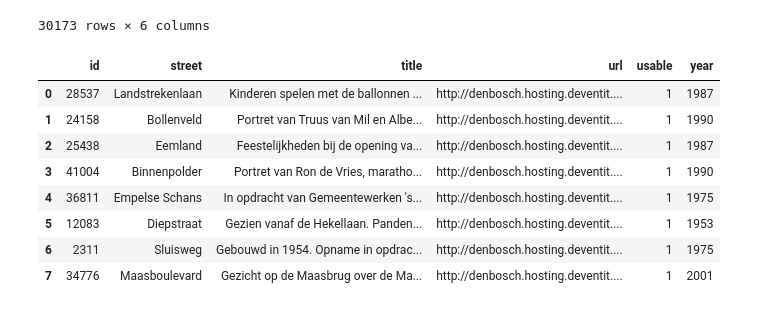
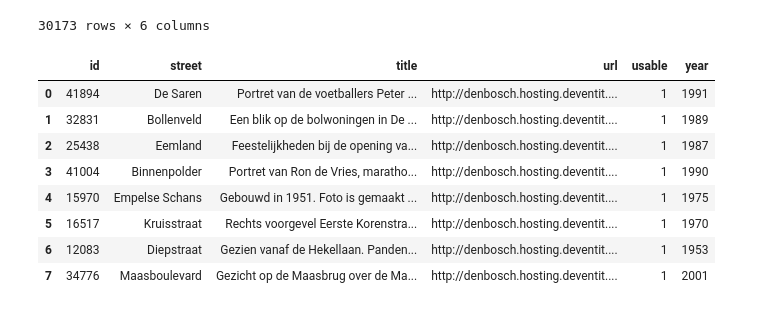
Before and after one commit to Wolfpack-Inc/scavenger, a Jupyter notebook: notebooks/suggestions-locations-new-user.ipynb, the cells around one changed output. Drawn from its saved outputs; the diff is of its cells as text; code cells hidden in the pictures.

```diff
--- a/notebooks/suggestions-locations-new-user.ipynb
+++ b/notebooks/suggestions-locations-new-user.ipynb
@@ -79,60 +79,66 @@ pd.DataFrame(subquery).sort_values('street')
 | 30172 | 170 | 0.010519 | 35082 | 51.68937 | 5.31050 | Zusters van Orthenpoort |
 30173 rows × 6 columns
 # %%
-last_visited = (UserPictures
-                .select(fn.max(UserPictures.picture_datetime))
-                .where(UserPictures.user_id==12345))
-
 long = (UserPictures
         .select(UserPictures.location_longitude)
-        .where(UserPictures.user_id==12345 & UserPictures.picture_datetime==last_visited)
+        .where(UserPictures.user_id==12345)
+        .order_by(UserPictures.picture_datetime)
+        .limit(1)
         .dicts())
+
+for row in long:
+    last_long = float(row['location_longitude'])
 
 lat = (UserPictures
         .select(UserPictures.location_latitude)
-        .where(UserPictures.user_id==12345 & UserPictures.picture_datetime==last_visited)
+        .where(UserPictures.user_id==12345)
+        .order_by(UserPictures.picture_datetime)
+        .limit(1)
         .dicts())
 
-subquery_2 = (Locations
-            .select(Locations.street, fn.sqrt(fn.pow(long-Locations.latitude, 2) +
-                                              fn.pow(lat-Locations.longitude, 2))
+for row in lat:
+    last_lat = float(row['location_latitude'])
+
+subquery_1 = (Locations
+            .select(Locations.street, fn.sqrt(fn.pow(last_lat-Locations.latitude, 2) +
+                                              fn.pow(last_long-Locations.longitude, 2))
                     .alias('dist'), Locations.longitude, Locations.latitude)
             .order_by(SQL('dist'))
             .dicts()
             .limit(10)
-            .alias('subquery_2'))
+            .alias('subquery_1'))
 
 top_10_streets = list(pd.DataFrame(subquery_1)['street'])
 
-subquery_3 = (UserPictures
+subquery_2 = (UserPictures
              .select(UserPictures.image_id)
              .where(UserPictures.user_id==12345)
              .dicts())
 
-subquery_4 = (Locations
+subquery_3 = (Locations
             .select(fn.row_number().over(partition_by=[Locations.street], order_by=fn.Rand()).alias('rownr'),
                     Images.id, Images.street, Images.url, Images.title, Locations.longitude, Locations.latitude)
-            .where(Images.street.in_(top_10_streets) & Images.usable==1 & Images.id.not_in(subquery_3))
+            .where(Images.street.in_(top_10_streets) & Images.usable==1 & Images.id.not_in(subquery_2))
             .join(Images, on=(Locations.street==Images.street))
             .dicts()
             .alias('subquery_4'))
 
 suggestions = (Images
                .select()
-               .join(subquery_4, on=(Images.id==subquery_4.c.id))
-               .where(subquery_4.c.rownr==1)
-               .order_by(subquery_4.c.latitude)
+               .join(subquery_3, on=(Images.id==subquery_3.c.id))
+               .where(subquery_3.c.rownr==1)
+               .order_by(subquery_3.c.latitude)
                .dicts()
                .execute())
 
 pd.DataFrame(suggestions)
 # %% [output]
 |  | id | street | title | url | usable | year |
-| 0 | 28537 | Landstrekenlaan | Kinderen spelen met de ballonnen ... | http://denbosch.hosting.deventit.... | 1 | 1987 |
-| 1 | 24158 | Bollenveld | Portret van Truus van Mil en Albe... | http://denbosch.hosting.deventit.... | 1 | 1990 |
+| 0 | 41894 | De Saren | Portret van de voetballers Peter ... | http://denbosch.hosting.deventit.... | 1 | 1991 |
+| 1 | 32831 | Bollenveld | Een blik op de bolwoningen in De ... | http://denbosch.hosting.deventit.... | 1 | 1989 |
 | 2 | 25438 | Eemland | Feestelijkheden bij de opening va... | http://denbosch.hosting.deventit.... | 1 | 1987 |
 | 3 | 41004 | Binnenpolder | Portret van Ron de Vries, maratho... | http://denbosch.hosting.deventit.... | 1 | 1990 |
-| 4 | 36811 | Empelse Schans | In opdracht van Gemeentewerken 's... | http://denbosch.hosting.deventit.... | 1 | 1975 |
-| 5 | 12083 | Diepstraat | Gezien vanaf de Hekellaan. Panden... | http://denbosch.hosting.deventit.... | 1 | 1953 |
-| 6 | 2311 | Sluisweg | Gebouwd in 1954. Opname in opdrac... | http://denbosch.hosting.deventit.... | 1 | 1975 |
+| 4 | 15970 | Empelse Schans | Gebouwd in 1951. Foto is gemaakt ... | http://denbosch.hosting.deventit.... | 1 | 1975 |
+| 5 | 16517 | Kruisstraat | Rechts voorgevel Eerste Korenstra... | http://denbosch.hosting.deventit.... | 1 | 1970 |
+| 6 | 12083 | Diepstraat | Gezien vanaf de Hekellaan. Panden... | http://denbosch.hosting.deventit.... | 1 | 1953 |
 | 7 | 34776 | Maasboulevard | Gezicht op de Maasbrug over de Ma... | http://denbosch.hosting.deventit.... | 1 | 2001 |
```
Also changed, not shown: 1 other file.
